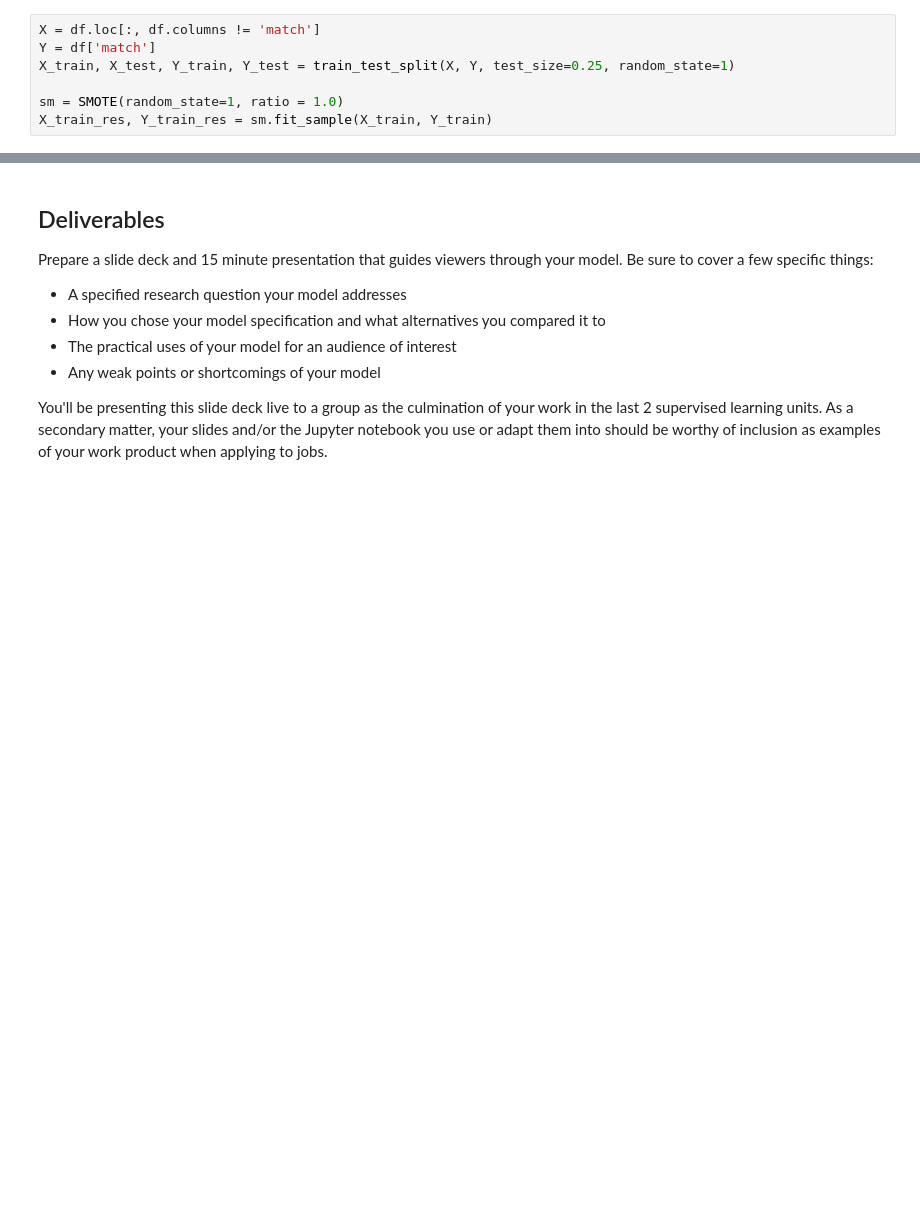
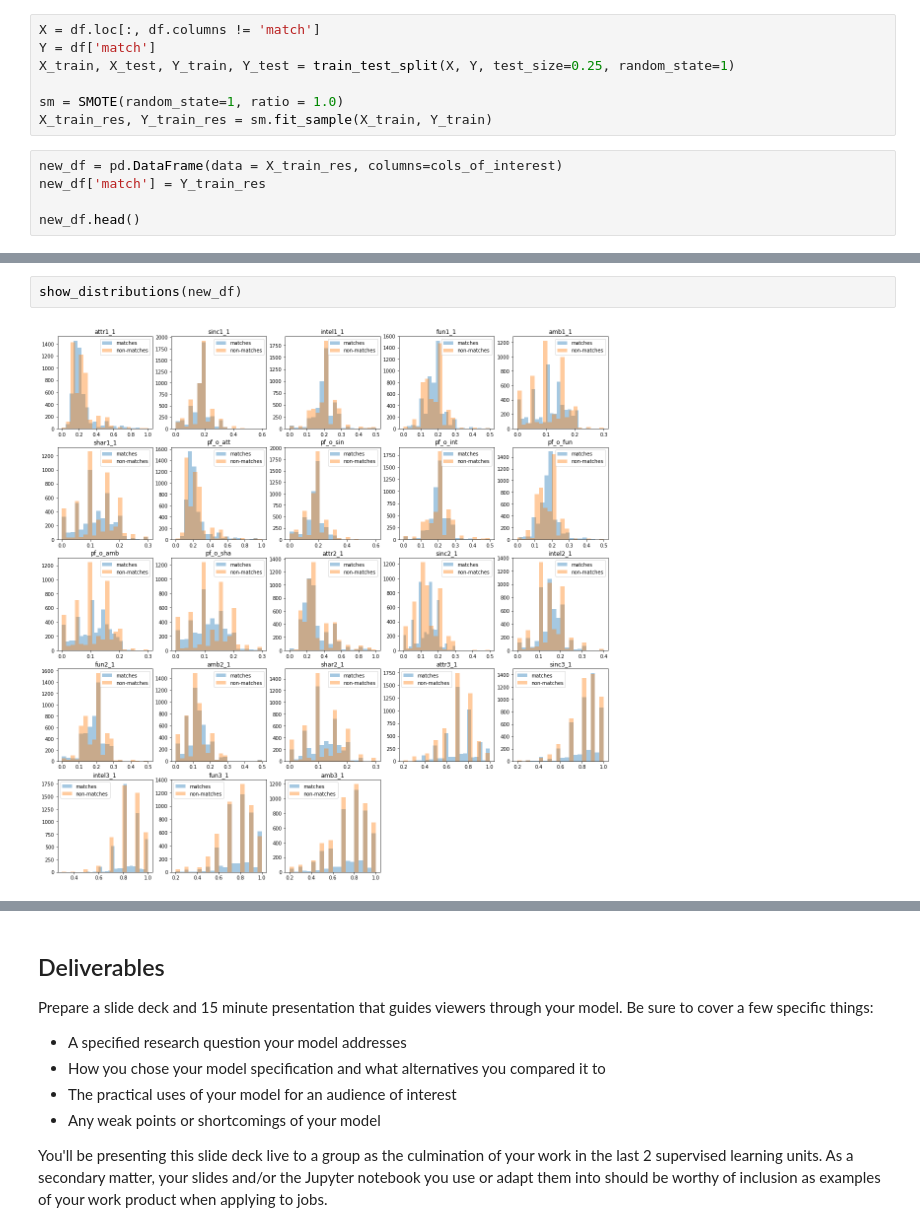
Before and after one commit to esthersweon/thinkful, a Jupyter notebook: main/unit_3/lesson_7_project_1.ipynb, the cells around one changed output, grey strips where cells are left out. Drawn from its saved outputs; the diff is of its cells as text; blank space fills up the shorter version.

```diff
--- a/main/unit_3/lesson_7_project_1.ipynb
+++ b/main/unit_3/lesson_7_project_1.ipynb
@@ -135,3 +301,8 @@ X_train, X_test, Y_train, Y_test = train_test_split(X, Y, test_size=0.25, random
 
 sm = SMOTE(random_state=1, ratio = 1.0)
 X_train_res, Y_train_res = sm.fit_sample(X_train, Y_train)
+# %%
+new_df = pd.DataFrame(data = X_train_res, columns=cols_of_interest)
+new_df['match'] = Y_train_res
+
+new_df.head()
@@ -137,0 +317,4 @@ X_train_res, Y_train_res = sm.fit_sample(X_train, Y_train)
+# %%
+show_distributions(new_df)
+# %% [output]
+[figure, added]
```
Also changed, not shown: parts of 32 cells of this notebook, 2 other files.
